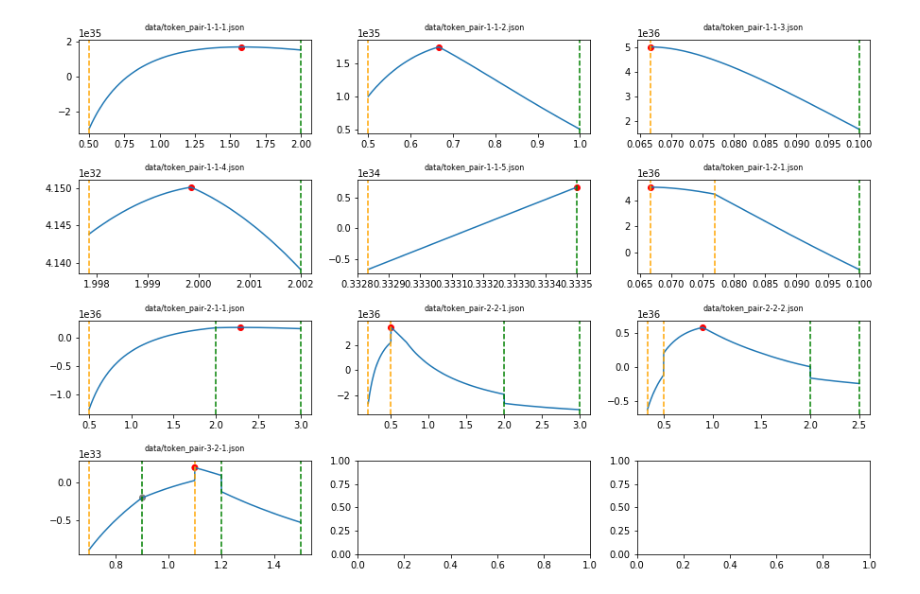
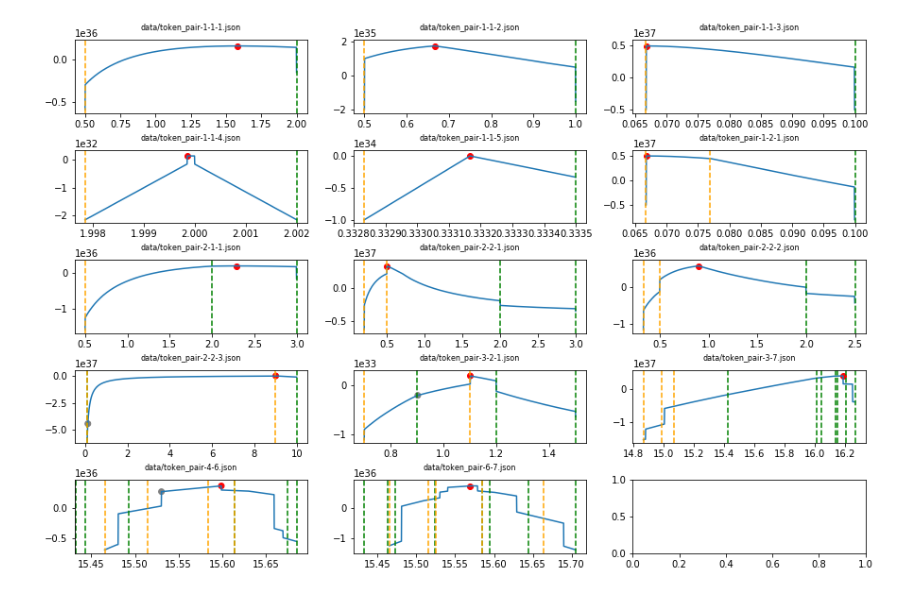
Before and after one commit to gnosis/dex-open-solver, a Jupyter notebook: notebook.ipynb, the cells around one changed output. Saved outputs shown, nothing was run; the diff lists cells and outputs as text; code cells hidden in the pictures.

```diff
--- a/notebook.ipynb
+++ b/notebook.ipynb
@@ -5,16 +5,15 @@ from src.objective import evaluate_objective_rational, evaluate_objective_intege
 from src.solver.amount import find_best_buy_amounts
 import matplotlib.pyplot as plt
 from math import ceil
+from fractions import Fraction as F
 #%matplotlib notebook
 
 b_buy_token_price=int(1e18)
-fee_ratio = 0
+fee_ratio = F(1,1000)
 
-def load_problem(fname):
+def load_problem(fname, b_buy_token="token0", s_buy_token="token1"):
     with open(fname, "r") as f:
         problem = json.load(f)
-
-    b_buy_token, s_buy_token = "token0", "token1"
 
     b_orders = [
         order for order in problem["orders"]
@@ -35,14 +34,14 @@ def plot_objective_function(ax, b_orders, s_orders):
     for i in range(0,nr_steps):
         xrate = xrate_lb + i * (xrate_ub - xrate_lb) / nr_steps
         b_buy_amounts, s_buy_amounts = find_best_buy_amounts(
-            xrate, b_orders, s_orders
+            xrate, b_orders, s_orders, fee_ratio=fee_ratio
         )
         obj = evaluate_objective_rational(
             b_orders, s_orders, xrate,
             b_buy_amounts, s_buy_amounts,
             b_buy_token_price=b_buy_token_price,
             s_buy_token_price=b_buy_token_price/xrate,
-            fee_ratio=0
+            fee_ratio=fee_ratio
         )
         x.append(xrate)
         y.append(obj)
@@ -58,9 +57,11 @@ def plot_local_optima(ax, b_orders, s_orders):
             xrate_lb, xrate_ub, b_exec_orders, s_exec_orders
         )
         for xrate_lb, xrate_ub, b_exec_orders, s_exec_orders
-        in xrate_interval_iterator(b_orders, s_orders)
+        in xrate_interval_iterator(b_orders, s_orders, fee_ratio)
     ]
     xrates_obj = [(xrate, obj) for xrate, obj in xrates_obj if xrate is not None]
+    if len(xrates_obj) == 0:
+        return
     xx = [x for x, y in xrates_obj]
     yy = [b_buy_token_price * y for x, y in xrates_obj]
     opt = max(yy)
@@ -85,33 +86,34 @@ def plot_one(fname):
     plot_instance(plt, b_orders, s_orders)
 
 def plot_grid(fnames, max_plots_per_row=3):
     f, axs = plt.subplots(
         ceil(len(fnames) / max_plots_per_row),
         max_plots_per_row,
         gridspec_kw={
             "wspace": .2,
             "hspace": .5
         },
         figsize=[15, 10]
     )
     for i, fname in enumerate(fnames):
         b_orders, s_orders = load_problem(fname)
         ax = axs[i // max_plots_per_row, i % max_plots_per_row]
         ax.set_title(fname, fontdict={'fontsize': 8}, pad=10)
         plot_instance(
             ax,
             b_orders,
             s_orders
         )
     return f
 
 def get_fnames(subdir="data"):
     import glob
     return sorted(glob.glob(subdir + "/*.json"))
 
 fig = plot_grid(get_fnames())
-fig.savefig("obj_zoo.pdf", bbox_inches='tight')
-#fname="data/token_pair-1-1-5.json"
+#fig.savefig("obj_zoo.pdf", bbox_inches='tight')
+#fname="data/token_pair-6-7.json"
+#fname="../dex-solver/results/01_instance_int.json"
 #plot_one(fname)
 # %% [output]
-[figure, old version]
+[figure, new version]
```
Also changed, not shown: parts of 1 cell of this notebook, 3 other files.
